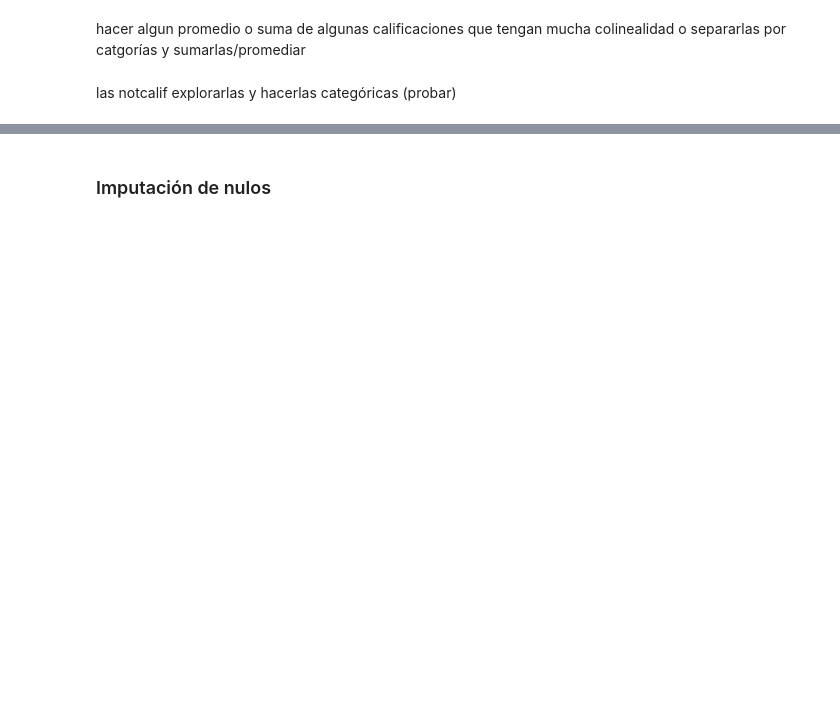
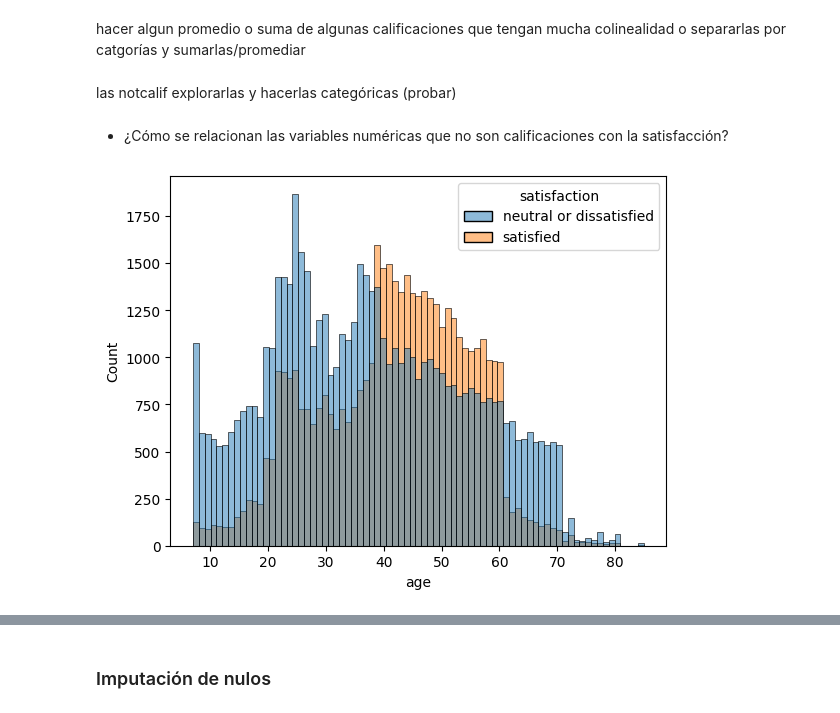
Before and after one commit to AI-School-F5-P2/proyecto_airlines_equipo_2, a Jupyter notebook: airlines.ipynb, the cells around one changed output, grey strips where cells are left out. Saved outputs shown, nothing was run; the diff lists cells and outputs as text; code cells hidden in the pictures; blank space fills up the shorter version.

```diff
--- a/airlines.ipynb
+++ b/airlines.ipynb
@@ -274,3 +321,9 @@ mirar la colinealidad de todas
 hacer algun promedio o suma de algunas calificaciones que tengan mucha colinealidad o separarlas por catgorías y sumarlas/promediar
 # %% [markdown]
 las notcalif explorarlas y hacerlas categóricas (probar)
+# %% [markdown]
+- ¿Cómo se relacionan las variables numéricas que no son calificaciones con la satisfacción?
+# %%
+sns.histplot(data = df, x = 'age', hue = 'satisfaction');
+# %% [output]
+[figure, added]
```
Also changed, not shown: parts of 28 cells of this notebook.
